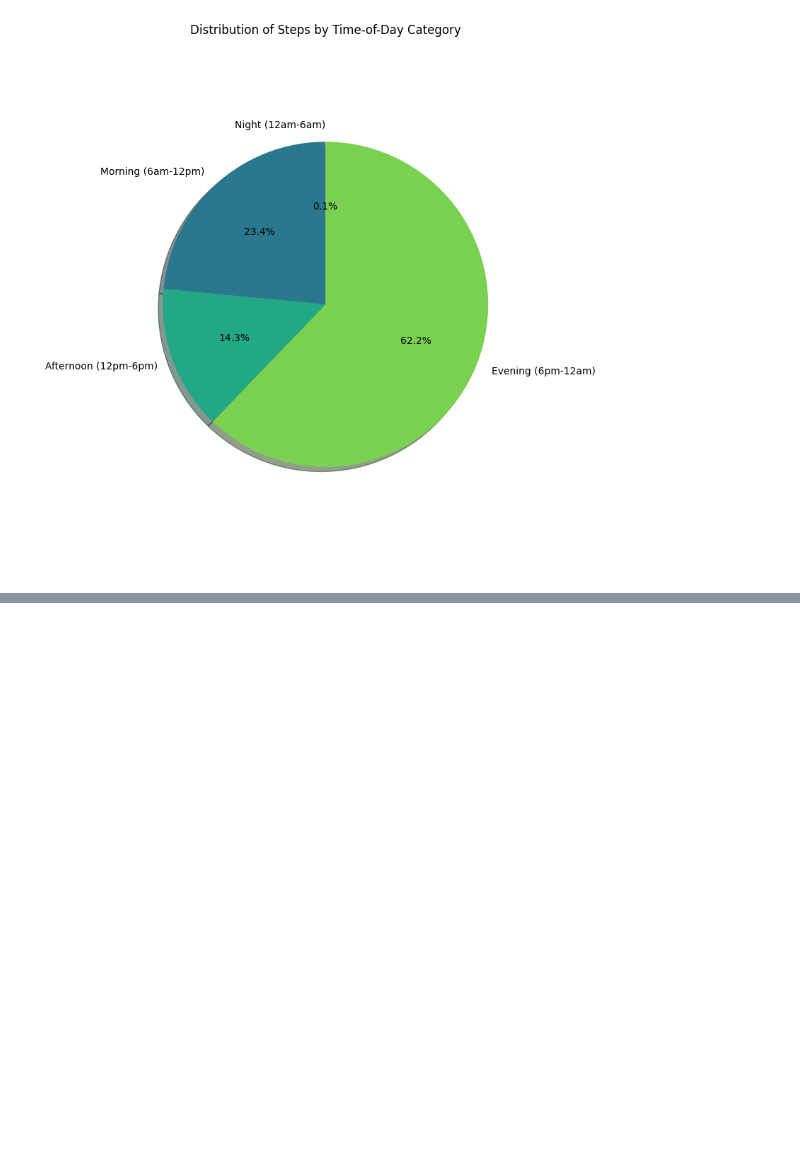
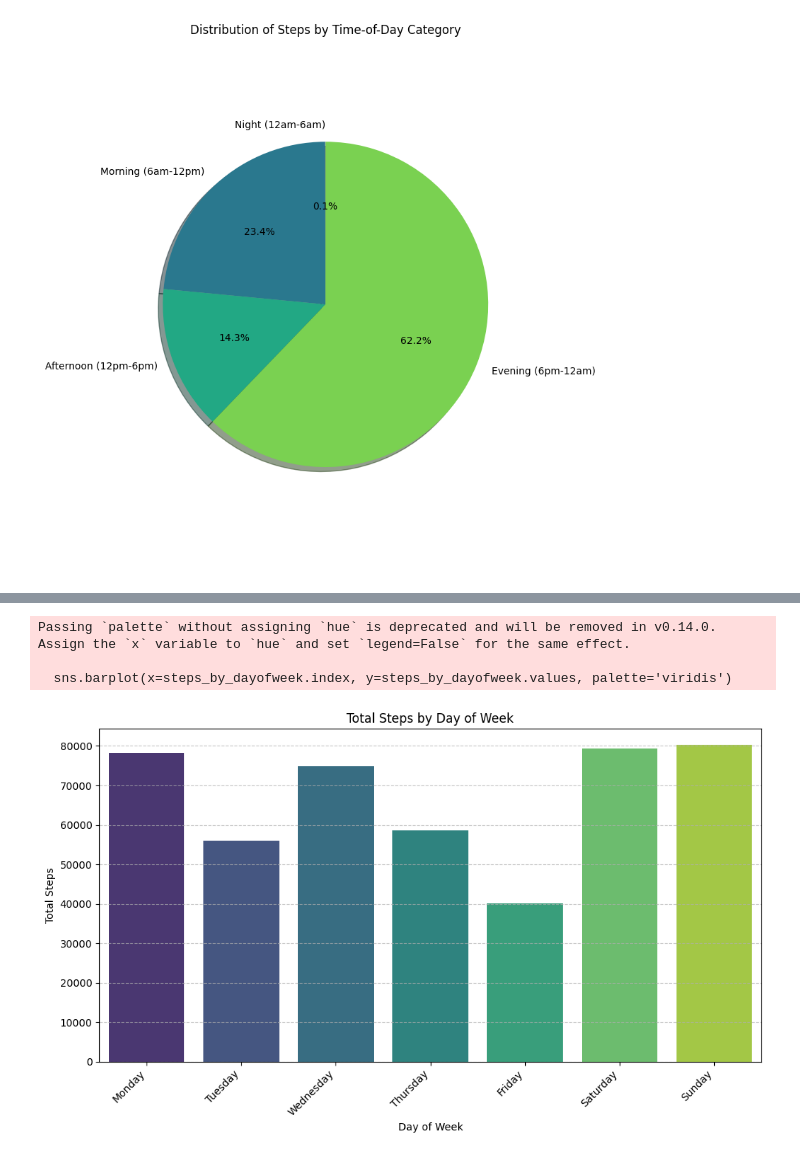
Before and after one commit to Atul723/colab_sheets, a Jupyter notebook: steps.ipynb, the cells around one changed output, grey strips where cells are left out. Saved outputs shown, nothing was run; the diff lists cells and outputs as text; code cells hidden in the pictures; blank space fills up the shorter version.

```diff
--- a/steps.ipynb
+++ b/steps.ipynb
@@ -188,0 +216,30 @@ plt.show()
+# %%
+import pandas as pd
+import matplotlib.pyplot as plt
+import seaborn as sns
+
+
+if 'DateTime' not in df.columns or not pd.api.types.is_datetime64_any_dtype(df['DateTime']):
+    df['DateTime'] = pd.to_datetime(df['Date'].astype(str) + ' ' + df['Time'])
+
+df['DayOfWeek'] = df['DateTime'].dt.day_name()
+
+
+steps_by_dayofweek = df.groupby('DayOfWeek')['Steps'].sum().reindex([
+    'Monday', 'Tuesday', 'Wednesday', 'Thursday', 'Friday', 'Saturday', 'Sunday'
+])
+
+plt.figure(figsize=(10, 6))
+sns.barplot(x=steps_by_dayofweek.index, y=steps_by_dayofweek.values, palette='viridis')
+plt.title('Total Steps by Day of Week')
+plt.xlabel('Day of Week')
+plt.ylabel('Total Steps')
+plt.xticks(rotation=45, ha='right')
+plt.grid(axis='y', linestyle='--', alpha=0.7)
+plt.tight_layout()
+plt.show()
+# %% [output]
+Passing `palette` without assigning `hue` is deprecated and will be removed in v0.14.0. Assign the `x` variable to `hue` and set `legend=False` for the same effect.
+
+  sns.barplot(x=steps_by_dayofweek.index, y=steps_by_dayofweek.values, palette='viridis')
+[figure, added]
```
Also changed, not shown: parts of 9 cells of this notebook.
